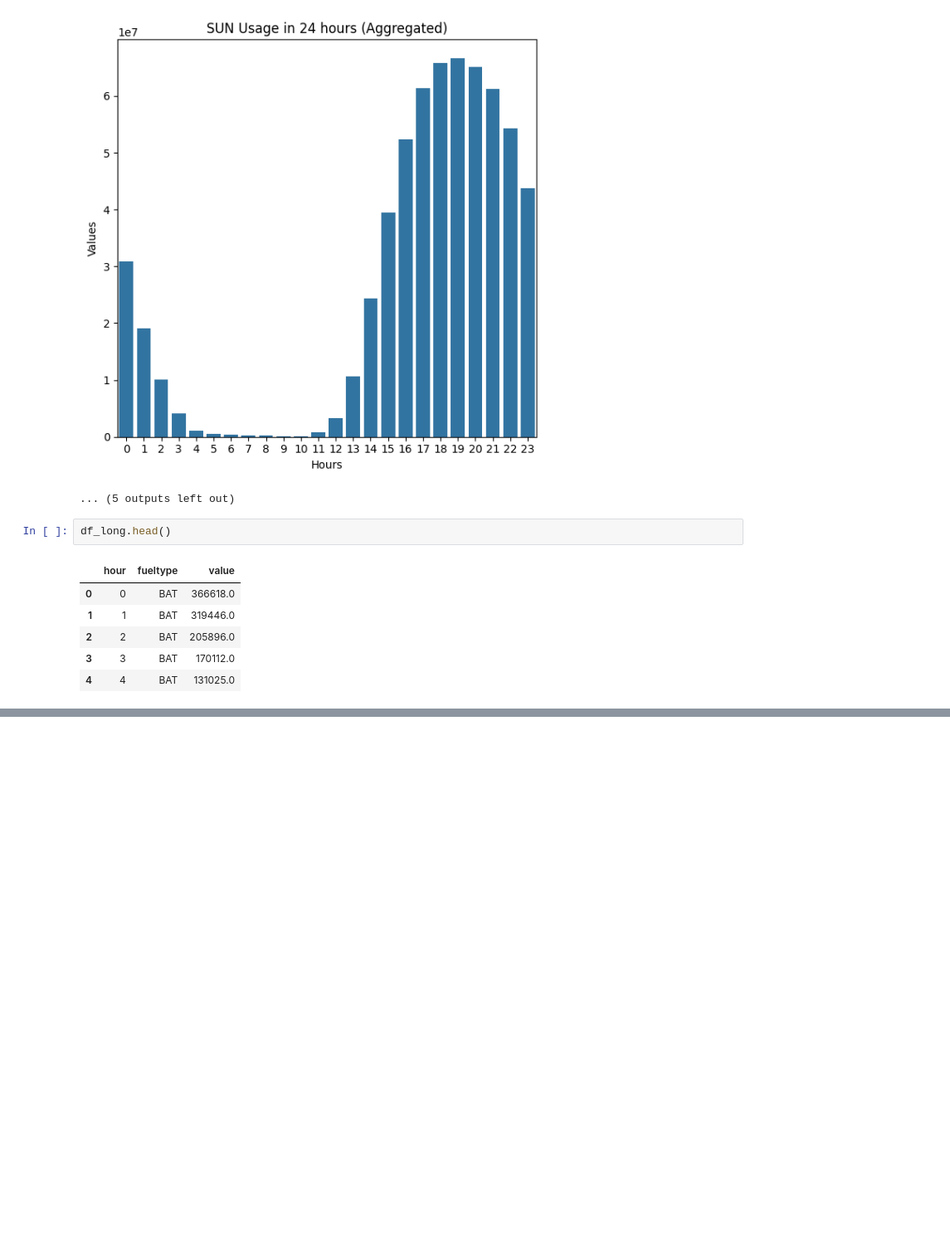
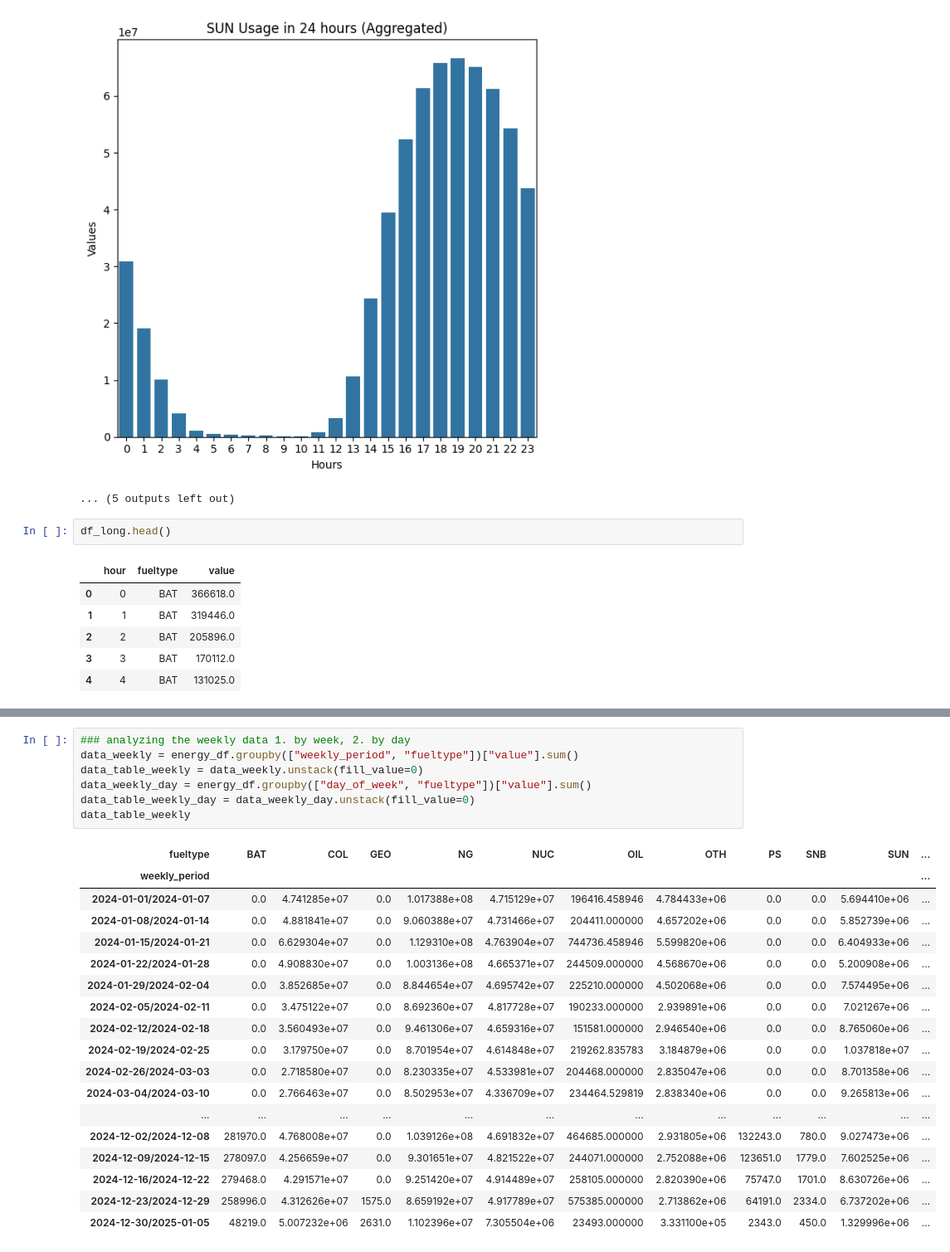
Before and after one commit to Yussufkadir/Energy_Analysis_Project, a Jupyter notebook: test.ipynb, the cells around one changed output, grey strips where cells are left out. Shown at 83% size. Saved outputs shown, nothing was run; the diff lists cells and outputs as text; blank space fills up the shorter version.

```diff
--- a/test.ipynb
+++ b/test.ipynb
@@ -359,0 +376,26 @@ stats_df
+# %%
+### analyzing the weekly data 1. by week, 2. by day
+data_weekly = energy_df.groupby(["weekly_period", "fueltype"])["value"].sum()
+data_table_weekly = data_weekly.unstack(fill_value=0)
+data_weekly_day = energy_df.groupby(["day_of_week", "fueltype"])["value"].sum()
+data_table_weekly_day = data_weekly_day.unstack(fill_value=0)
+data_table_weekly
+# %% [output]
+| fueltype | BAT | COL | GEO | NG | NUC | OIL | OTH | PS | SNB | SUN | ... |
+| weekly_period |  |  |  |  |  |  |  |  |  |  | ... |
+| 2024-01-01/2024-01-07 | 0.0 | 4.741285e+07 | 0.0 | 1.017388e+08 | 4.715129e+07 | 196416.458946 | 4.784433e+06 | 0.0 | 0.0 | 5.694410e+06 | ... |
+| 2024-01-08/2024-01-14 | 0.0 | 4.881841e+07 | 0.0 | 9.060388e+07 | 4.731466e+07 | 204411.000000 | 4.657202e+06 | 0.0 | 0.0 | 5.852739e+06 | ... |
+| 2024-01-15/2024-01-21 | 0.0 | 6.629304e+07 | 0.0 | 1.129310e+08 | 4.763904e+07 | 744736.458946 | 5.599820e+06 | 0.0 | 0.0 | 6.404933e+06 | ... |
+| 2024-01-22/2024-01-28 | 0.0 | 4.908830e+07 | 0.0 | 1.003136e+08 | 4.665371e+07 | 244509.000000 | 4.568670e+06 | 0.0 | 0.0 | 5.200908e+06 | ... |
+| 2024-01-29/2024-02-04 | 0.0 | 3.852685e+07 | 0.0 | 8.844654e+07 | 4.695742e+07 | 225210.000000 | 4.502068e+06 | 0.0 | 0.0 | 7.574495e+06 | ... |
+| 2024-02-05/2024-02-11 | 0.0 | 3.475122e+07 | 0.0 | 8.692360e+07 | 4.817728e+07 | 190233.000000 | 2.939891e+06 | 0.0 | 0.0 | 7.021267e+06 | ... |
+| 2024-02-12/2024-02-18 | 0.0 | 3.560493e+07 | 0.0 | 9.461306e+07 | 4.659316e+07 | 151581.000000 | 2.946540e+06 | 0.0 | 0.0 | 8.765060e+06 | ... |
+| 2024-02-19/2024-02-25 | 0.0 | 3.179750e+07 | 0.0 | 8.701954e+07 | 4.614848e+07 | 219262.835783 | 3.184879e+06 | 0.0 | 0.0 | 1.037818e+07 | ... |
+| 2024-02-26/2024-03-03 | 0.0 | 2.718580e+07 | 0.0 | 8.230335e+07 | 4.533981e+07 | 204468.000000 | 2.835047e+06 | 0.0 | 0.0 | 8.701358e+06 | ... |
+| 2024-03-04/2024-03-10 | 0.0 | 2.766463e+07 | 0.0 | 8.502953e+07 | 4.336709e+07 | 234464.529819 | 2.838340e+06 | 0.0 | 0.0 | 9.265813e+06 | ... |
+| ... | ... | ... | ... | ... | ... | ... | ... | ... | ... | ... | ... |
+| 2024-12-02/2024-12-08 | 281970.0 | 4.768008e+07 | 0.0 | 1.039126e+08 | 4.691832e+07 | 464685.000000 | 2.931805e+06 | 132243.0 | 780.0 | 9.027473e+06 | ... |
+| 2024-12-09/2024-12-15 | 278097.0 | 4.256659e+07 | 0.0 | 9.301651e+07 | 4.821522e+07 | 244071.000000 | 2.752088e+06 | 123651.0 | 1779.0 | 7.602525e+06 | ... |
+| 2024-12-16/2024-12-22 | 279468.0 | 4.291571e+07 | 0.0 | 9.251420e+07 | 4.914489e+07 | 258105.000000 | 2.820390e+06 | 75747.0 | 1701.0 | 8.630726e+06 | ... |
+| 2024-12-23/2024-12-29 | 258996.0 | 4.312626e+07 | 1575.0 | 8.659192e+07 | 4.917789e+07 | 575385.000000 | 2.713862e+06 | 64191.0 | 2334.0 | 6.737202e+06 | ... |
+| 2024-12-30/2025-01-05 | 48219.0 | 5.007232e+06 | 2631.0 | 1.102396e+07 | 7.305504e+06 | 23493.000000 | 3.331100e+05 | 2343.0 | 450.0 | 1.329996e+06 | ... |
```
Also changed, not shown: parts of 10 cells of this notebook, 1 other file.
